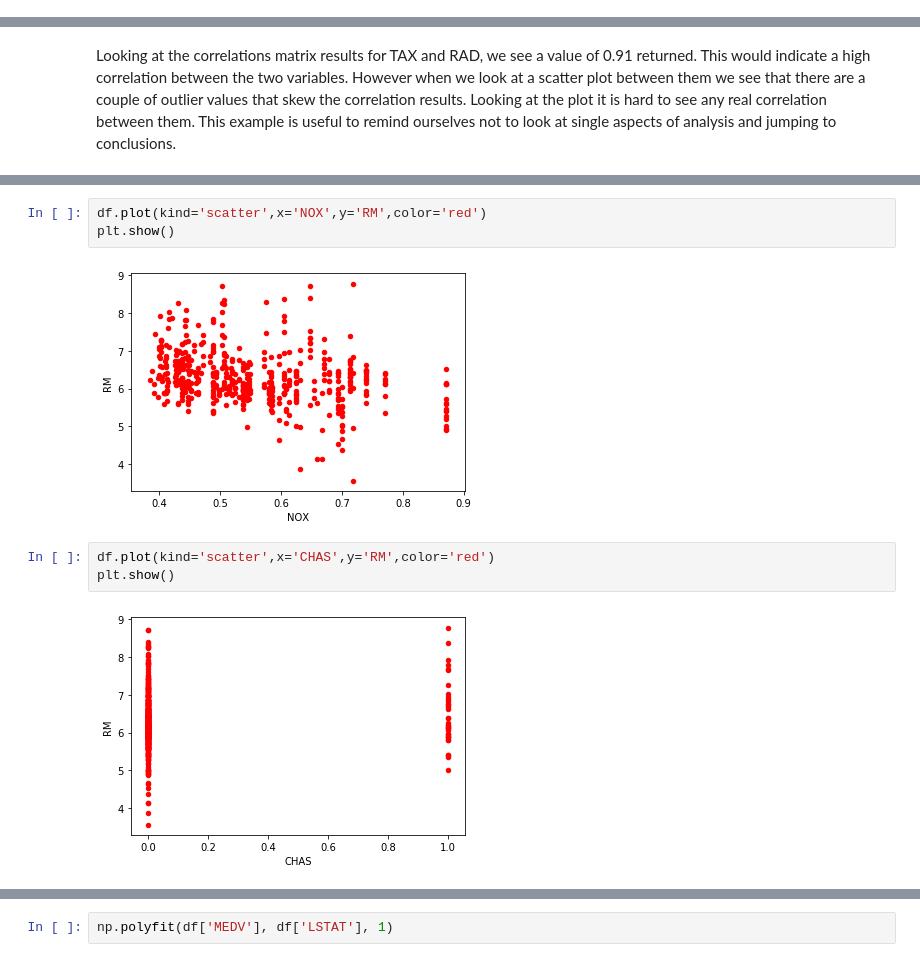
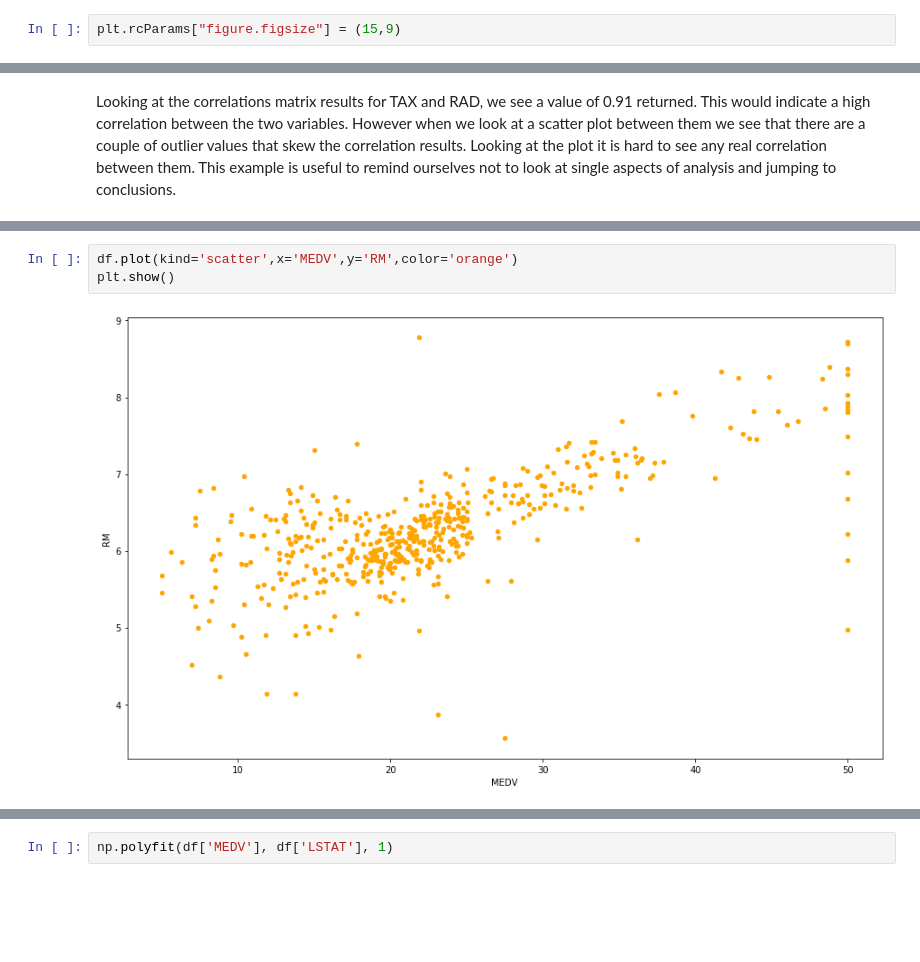
Before and after one commit to MKelly1303/52954_Project_2019, a Jupyter notebook: 52954_Project_Notebook.ipynb, the cells around one changed output, grey strips where cells are left out. Saved outputs shown, nothing was run; the diff lists cells and outputs as text; blank space fills up the shorter version.

```diff
--- a/52954_Project_Notebook.ipynb
+++ b/52954_Project_Notebook.ipynb
@@ -37,6 +35,8 @@ import sklearn.preprocessing as pre
 import sklearn.model_selection as mod
 
 import sklearn.decomposition as dec
+# %%
+plt.rcParams["figure.figsize"] = (15,9)
 # %%
 type(df_boston)
 # %% [output]
@@ -216,10 +216,5 @@ plt.show()
 # %%
-df.plot(kind='scatter',x='NOX',y='RM',color='red')
+df.plot(kind='scatter',x='MEDV',y='RM',color='orange')
 plt.show()
 # %% [output]
-[figure, old version]
+[figure, new version]
-# %%
-df.plot(kind='scatter',x='CHAS',y='RM',color='red')
-plt.show()
-# %% [output]
-[figure, removed]
```
Also changed, not shown: parts of 40 cells of this notebook.
